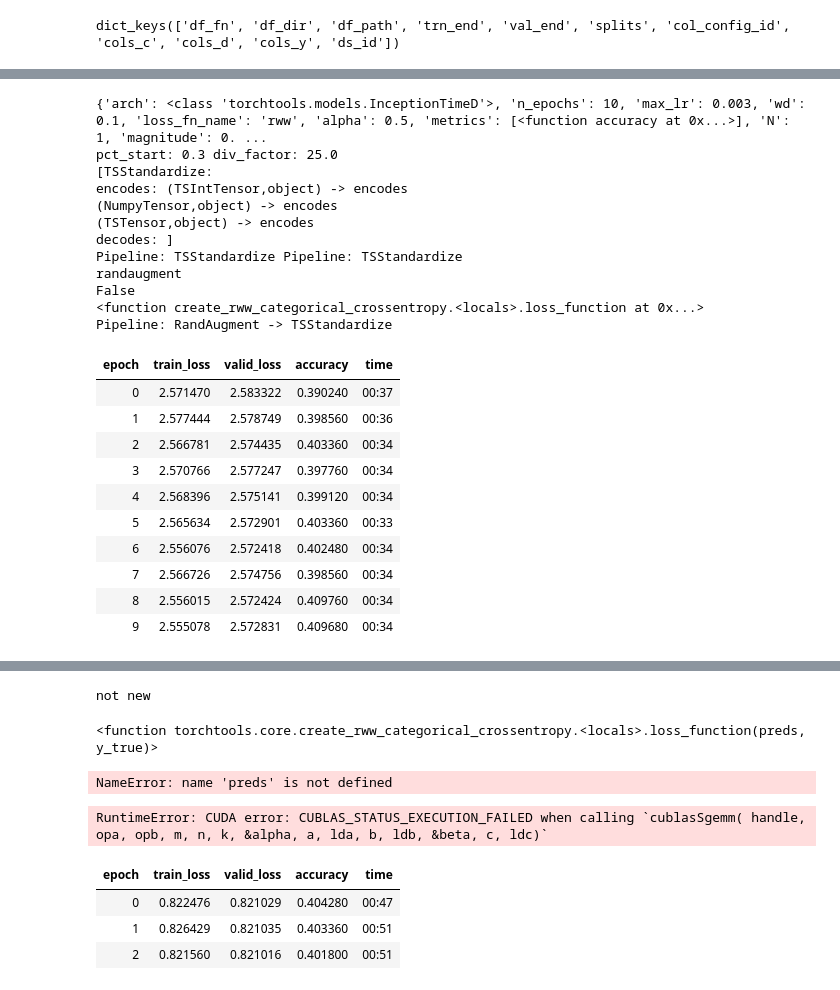
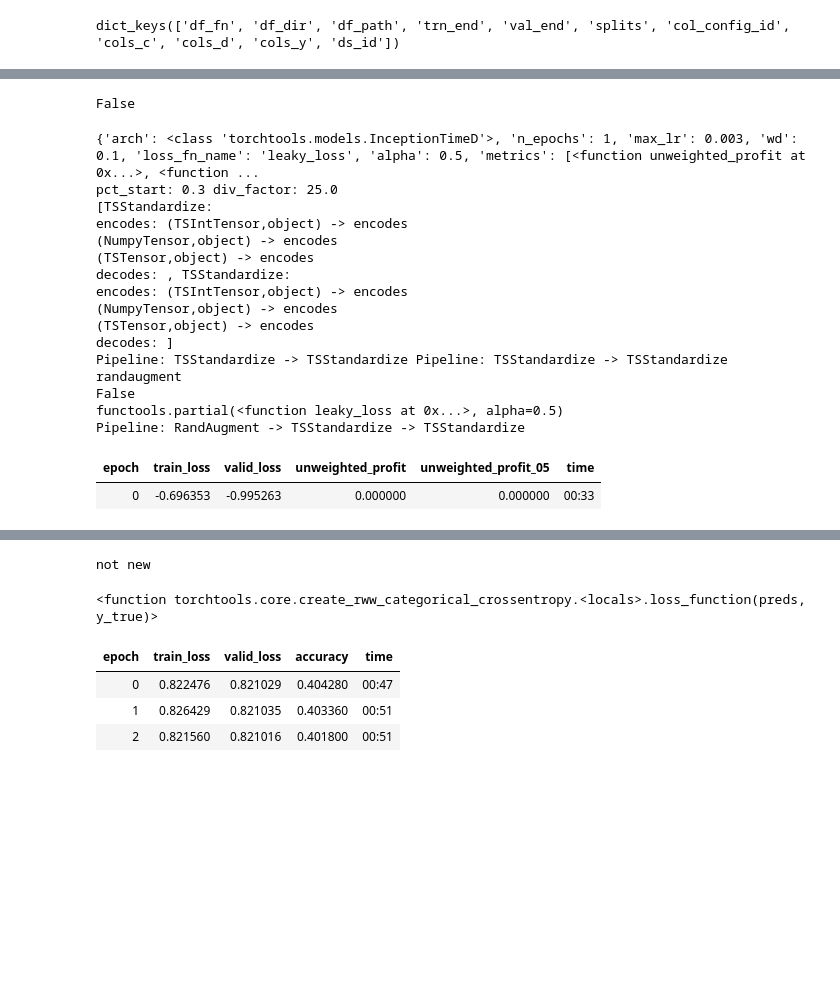
Before and after one commit to Takezo87/torchtools, a Jupyter notebook: _201_exploratory.ipynb, the cells around one changed output, grey strips where cells are left out. Saved outputs shown, nothing was run; the diff lists cells and outputs as text; code cells hidden in the pictures; blank space fills up the shorter version.

```diff
--- a/_201_exploratory.ipynb
+++ b/_201_exploratory.ipynb
@@ -115,34 +211,35 @@ train_params['weight'] = tensor([1., 1., 1., 1., 1.]) ## crossentropy weights
 # %%
 ts_exp.setup_training(train_params)
 # %%
-hypers={'max_lr':[3e-3], 'n_epochs':[10], 'N':[1], 'magnitude':[0.1],  'wd':[0.1],
+hypers={'max_lr':[3e-3], 'n_epochs':[1], 'N':[1], 'magnitude':[0.1],  'wd':[0.1],
         'weight':[tensor([1., 10., 1., 10., 1.]) ]}
+# %%
+ts_exp.classification
+# %% [output]
+False
 # %%
+df_results_fn='results_exploration_class.csv'
+df_results_fn='results_exploration.csv' ##regression
 ts_exp.run_grid_search(hypers, df_results_fn='results_exploration_class.csv')
 # %% [output]
-{'arch': <class 'torchtools.models.InceptionTimeD'>, 'n_epochs': 10, 'max_lr': 0.003, 'wd': 0.1, 'loss_fn_name': 'rww', 'alpha': 0.5, 'metrics': [<function accuracy at 0x...>], 'N': 1, 'magnitude': 0. ...
+{'arch': <class 'torchtools.models.InceptionTimeD'>, 'n_epochs': 1, 'max_lr': 0.003, 'wd': 0.1, 'loss_fn_name': 'leaky_loss', 'alpha': 0.5, 'metrics': [<function unweighted_profit at 0x...>, <function ...
 pct_start: 0.3 div_factor: 25.0
 [TSStandardize:
 encodes: (TSIntTensor,object) -> encodes
 (NumpyTensor,object) -> encodes
 (TSTensor,object) -> encodes
+decodes: , TSStandardize:
+encodes: (TSIntTensor,object) -> encodes
+(NumpyTensor,object) -> encodes
+(TSTensor,object) -> encodes
 decodes: ]
-Pipeline: TSStandardize Pipeline: TSStandardize
+Pipeline: TSStandardize -> TSStandardize Pipeline: TSStandardize -> TSStandardize
 randaugment
 False
-<function create_rww_categorical_crossentropy.<locals>.loss_function at 0x...>
-Pipeline: RandAugment -> TSStandardize
+functools.partial(<function leaky_loss at 0x...>, alpha=0.5)
+Pipeline: RandAugment -> TSStandardize -> TSStandardize
-| epoch | train_loss | valid_loss | accuracy | time |
-| 0 | 2.571470 | 2.583322 | 0.390240 | 00:37 |
-| 1 | 2.577444 | 2.578749 | 0.398560 | 00:36 |
-| 2 | 2.566781 | 2.574435 | 0.403360 | 00:34 |
-| 3 | 2.570766 | 2.577247 | 0.397760 | 00:34 |
-| 4 | 2.568396 | 2.575141 | 0.399120 | 00:34 |
-| 5 | 2.565634 | 2.572901 | 0.403360 | 00:33 |
-| 6 | 2.556076 | 2.572418 | 0.402480 | 00:34 |
-| 7 | 2.566726 | 2.574756 | 0.398560 | 00:34 |
-| 8 | 2.556015 | 2.572424 | 0.409760 | 00:34 |
-| 9 | 2.555078 | 2.572831 | 0.409680 | 00:34 |
+| epoch | train_loss | valid_loss | unweighted_profit | unweighted_profit_05 | time |
+| 0 | -0.696353 | -0.995263 | 0.000000 | 0.000000 | 00:33 |
 [interactive output not drawn]
 [interactive output not drawn]
 not new
@@ -157,8 +251,0 @@ targets = torch.randint(5,(6,))
-# %%
-loss(preds, targets)
-# %% [output]
-NameError: name 'preds' is not defined
-# %%
-loss(preds, targets)
-# %% [output]
-RuntimeError: CUDA error: CUBLAS_STATUS_EXECUTION_FAILED when calling `cublasSgemm( handle, opa, opb, m, n, k, &alpha, a, lda, b, ldb, &beta, c, ldc)`
```
Also changed, not shown: parts of 36 cells of this notebook, 18 other files.
